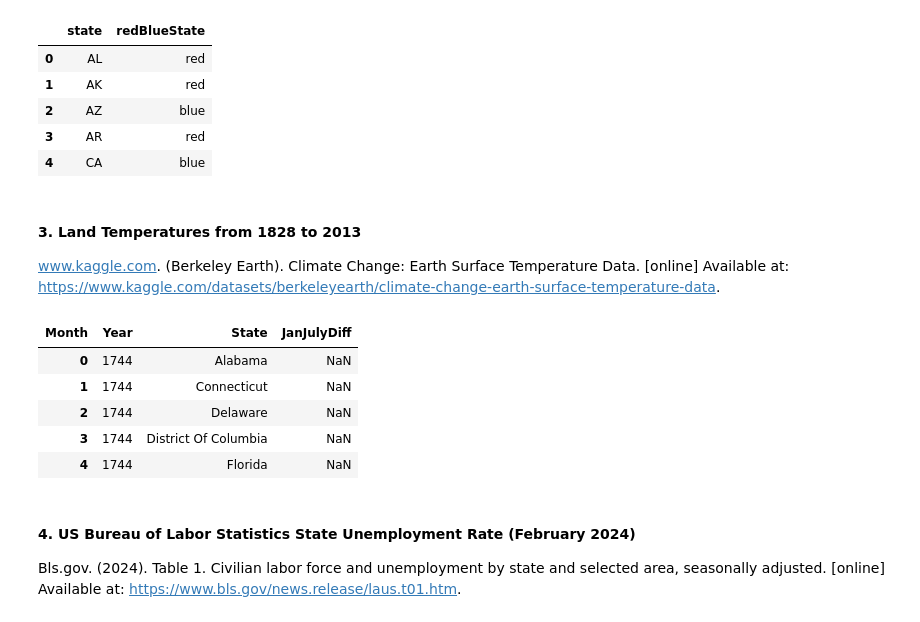
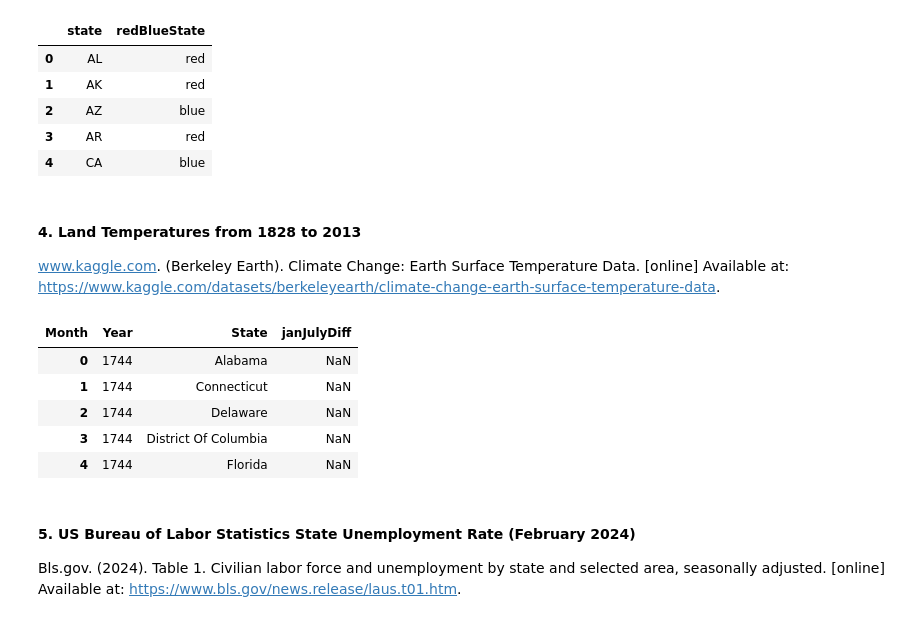
Before and after one commit to paulroconnor/UNFCCC-Econometric-Analysis, a Jupyter notebook: DataPreparation.ipynb, the cells around one changed output. Drawn from its saved outputs; the diff is of its cells as text; code cells hidden in the pictures.

```diff
--- a/DataPreparation.ipynb
+++ b/DataPreparation.ipynb
@@ -81,7 +102,7 @@ ElectionbyState.head()
 | 3 | AR | red |
 | 4 | CA | blue |
 # %% [markdown]
-#### 3. Land Temperatures from 1828 to 2013
+#### 4. Land Temperatures from 1828 to 2013
 www.kaggle.com. (Berkeley Earth). Climate Change: Earth Surface Temperature Data. [online] Available at: https://www.kaggle.com/datasets/berkeleyearth/climate-change-earth-surface-temperature-data.
 # %%
 LandTemp = pd.read_csv('GlobalLandTemperatures.csv')
@@ -94,18 +115,18 @@ LandTemp = LandTemp[['Year','Month','State','AverageTemperature']]
 # %%
 LandTemp = LandTemp[LandTemp['Month'].isin(['January','July'])]  # keep only January and July observations
 LandTemp = LandTemp.pivot(index = ['Year','State'], columns = 'Month', values = 'AverageTemperature').reset_index()  # Pivot to get widened form
-LandTemp['JanJulyDiff'] = LandTemp['July'] - LandTemp['January']  # calculate July to January temperature difference
+LandTemp['janJulyDiff'] = LandTemp['July'] - LandTemp['January']  # calculate July to January temperature difference
 # %%
-LandTemp[['Year','State','JanJulyDiff']].head()
+LandTemp[['Year','State','janJulyDiff']].head()
 # %% [output]
-| Month | Year | State | JanJulyDiff |
+| Month | Year | State | janJulyDiff |
 | 0 | 1744 | Alabama | NaN |
 | 1 | 1744 | Connecticut | NaN |
 | 2 | 1744 | Delaware | NaN |
 | 3 | 1744 | District Of Columbia | NaN |
 | 4 | 1744 | Florida | NaN |
 # %% [markdown]
-#### 4. US Bureau of Labor Statistics State Unemployment Rate (February 2024)
+#### 5. US Bureau of Labor Statistics State Unemployment Rate (February 2024)
 Bls.gov. (2024). Table 1. Civilian labor force and unemployment by state and selected area, seasonally adjusted. [online] Available at: https://www.bls.gov/news.release/laus.t01.htm.
 # %%
 Unemp = pd.read_csv('StateEmployment.csv')
```
Also changed, not shown: parts of 18 cells of this notebook.
